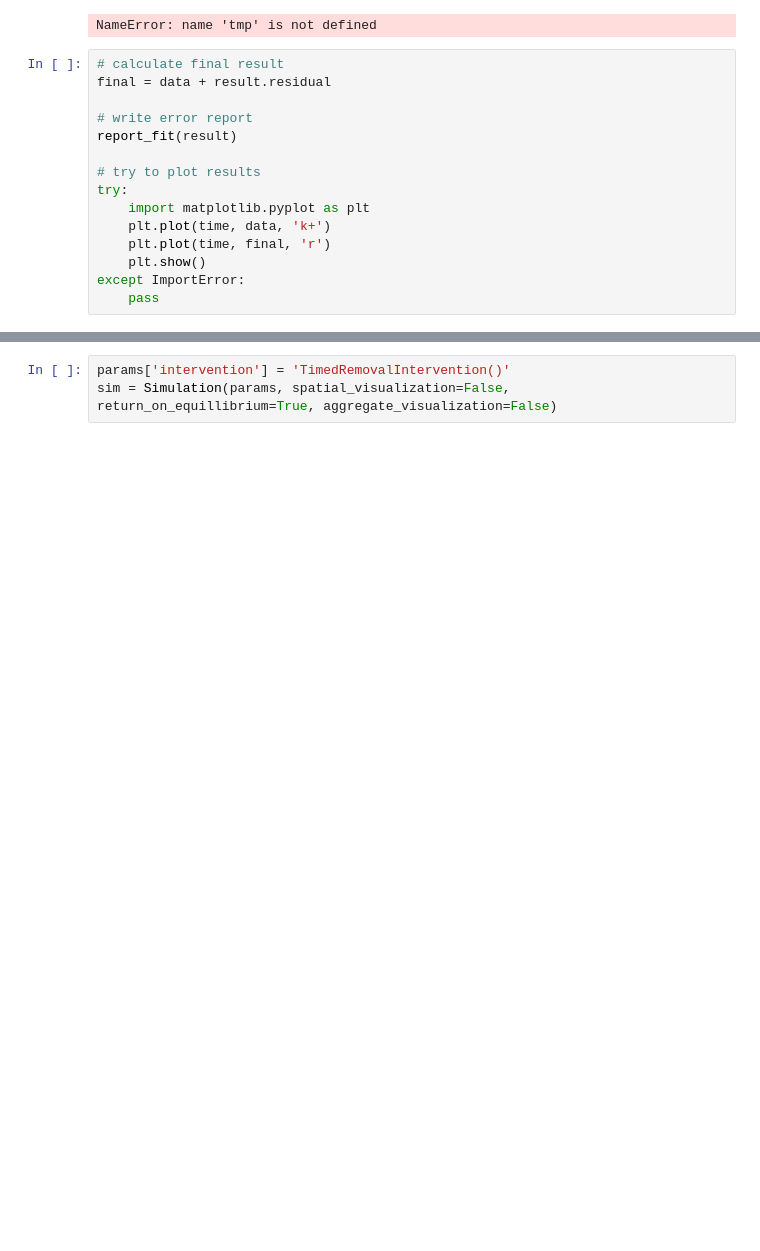
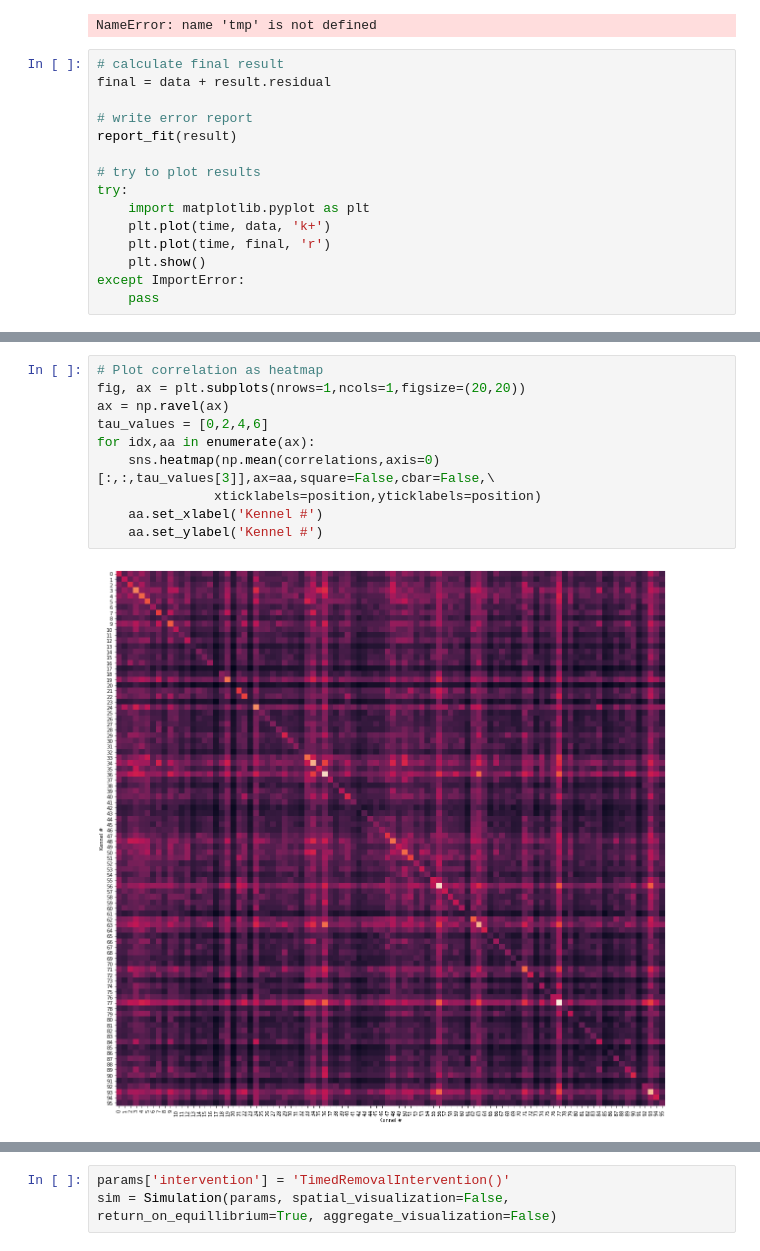
Before and after one commit to clarktemple03/distemper-outbreak, a Jupyter notebook: simulation_test.ipynb, the cells around one changed output, grey strips where cells are left out. Cells and saved outputs as stored; diff of their text form; blank space fills up the shorter version.

```diff
--- a/simulation_test.ipynb
+++ b/simulation_test.ipynb
@@ -412,0 +432,12 @@ array([[ 1.,  1.,  1.,  1.,  1.],
+# %%
+# Plot correlation as heatmap
+fig, ax = plt.subplots(nrows=1,ncols=1,figsize=(20,20))
+ax = np.ravel(ax)
+tau_values = [0,2,4,6]
+for idx,aa in enumerate(ax):
+    sns.heatmap(np.mean(correlations,axis=0)[:,:,tau_values[3]],ax=aa,square=False,cbar=False,\
+               xticklabels=position,yticklabels=position)
+    aa.set_xlabel('Kennel #')
+    aa.set_ylabel('Kennel #')
+# %% [output]
+[figure, added]
```
Also changed, not shown: parts of 13 cells of this notebook.
